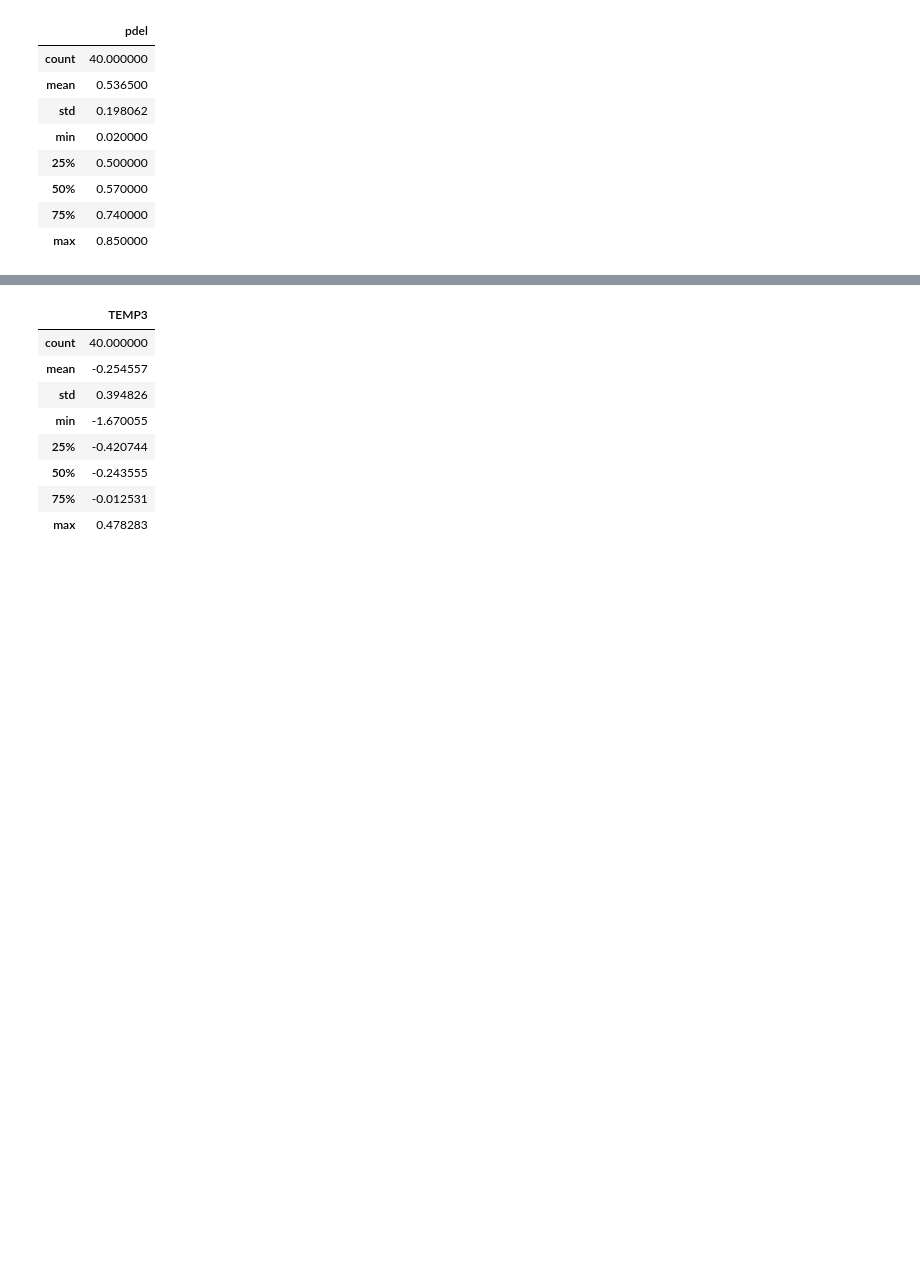
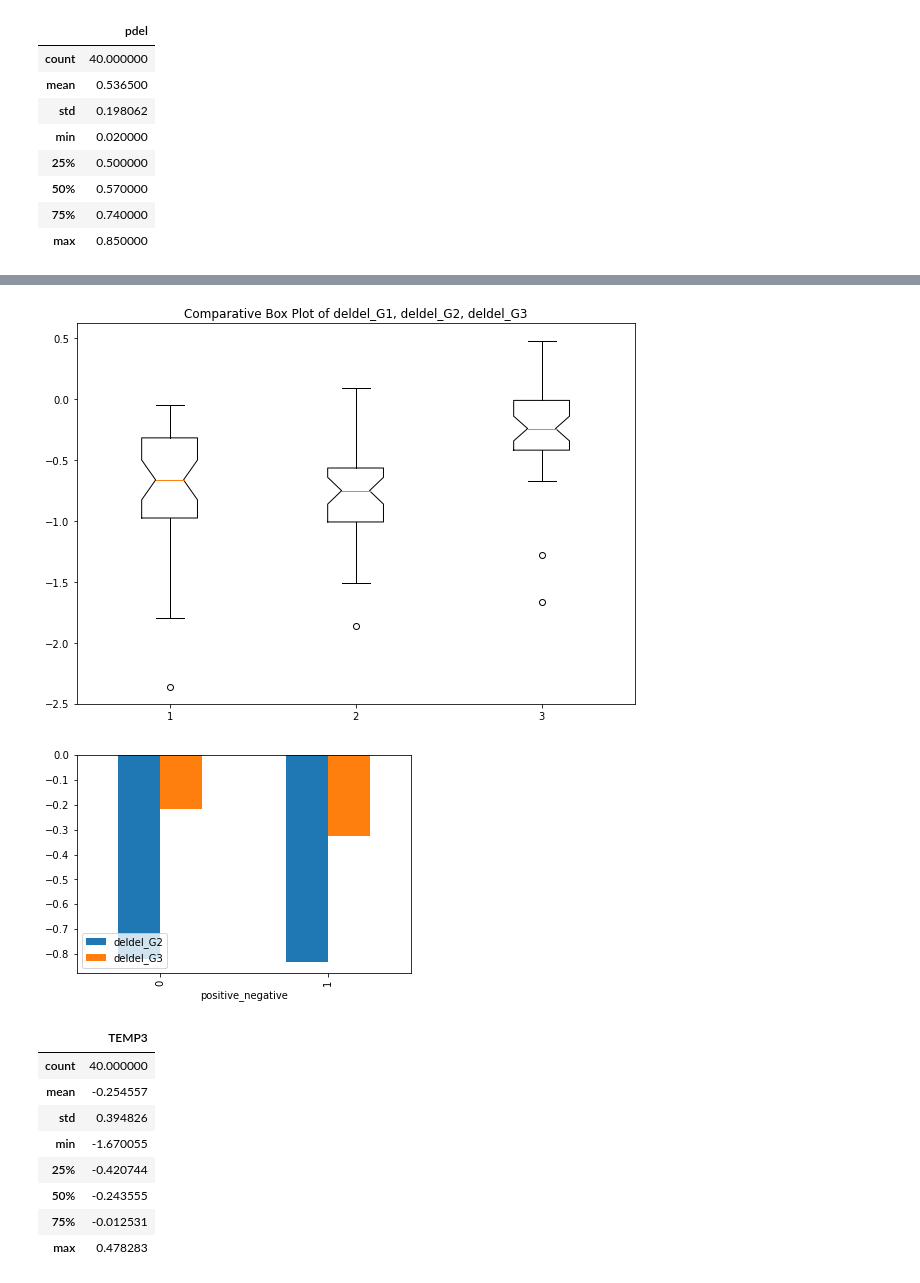
Before and after one commit to elainexliu/SVSM_Biotech2021, a Jupyter notebook: SVSM2021 Data Analysis 1 - Copy.ipynb, the cells around one changed output, grey strips where cells are left out. Drawn from its saved outputs; the diff is of its cells as text; code cells hidden in the pictures; blank space fills up the shorter version.

```diff
--- a/SVSM2021 Data Analysis 1 - Copy.ipynb
+++ b/SVSM2021 Data Analysis 1 - Copy.ipynb
@@ -235,3 +270,9 @@ KeyError: "Columns not found: 'TEMP3', 'TEMP2'"
+# %%
+boxWhisker("deldel_G1", "deldel_G2", "deldel_G3")
+two_bars("deldel_G2","deldel_G3")
+# %% [output]
+[figure, added]
+[figure, added]
 # %%
 five_number("TEMP3")
 # %% [output]
```
Also changed, not shown: parts of 5 cells of this notebook.
